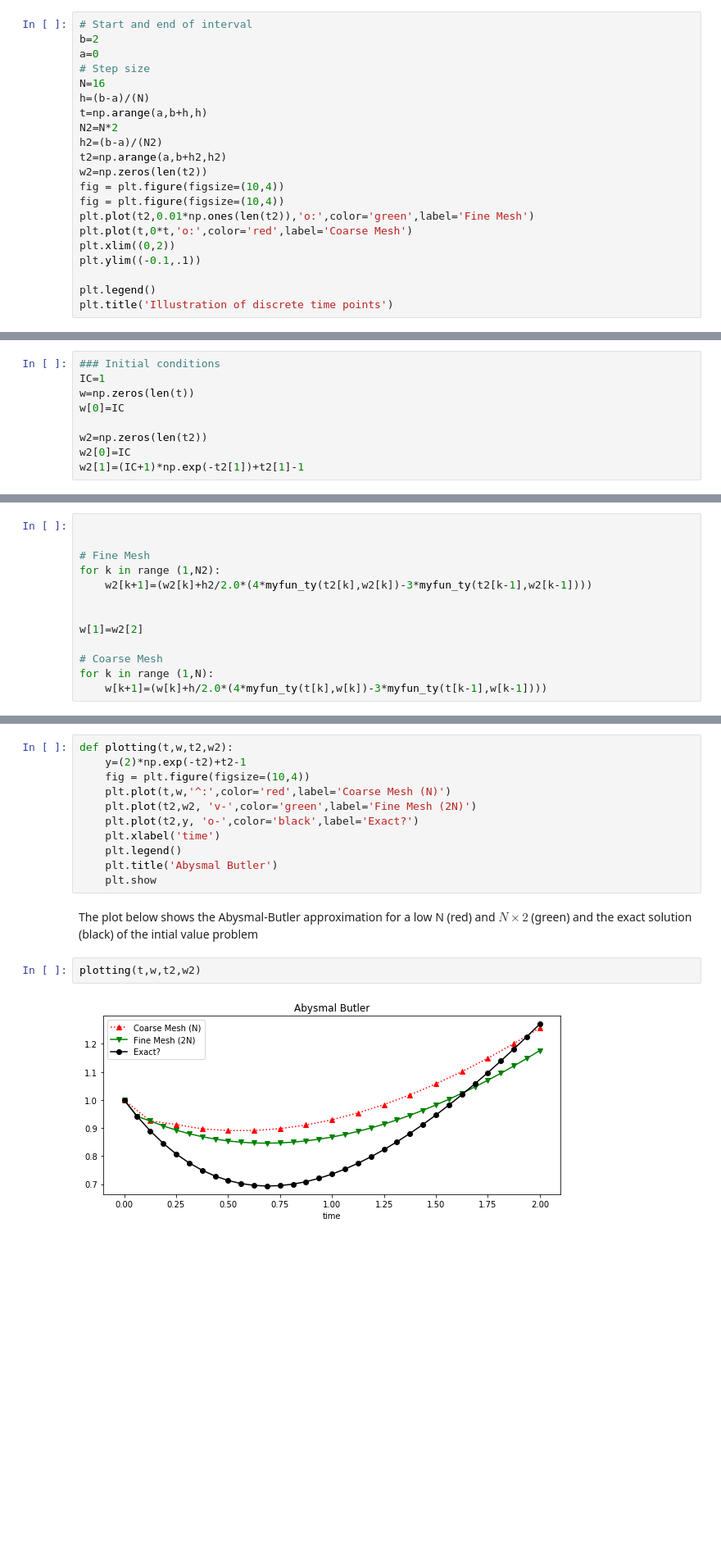
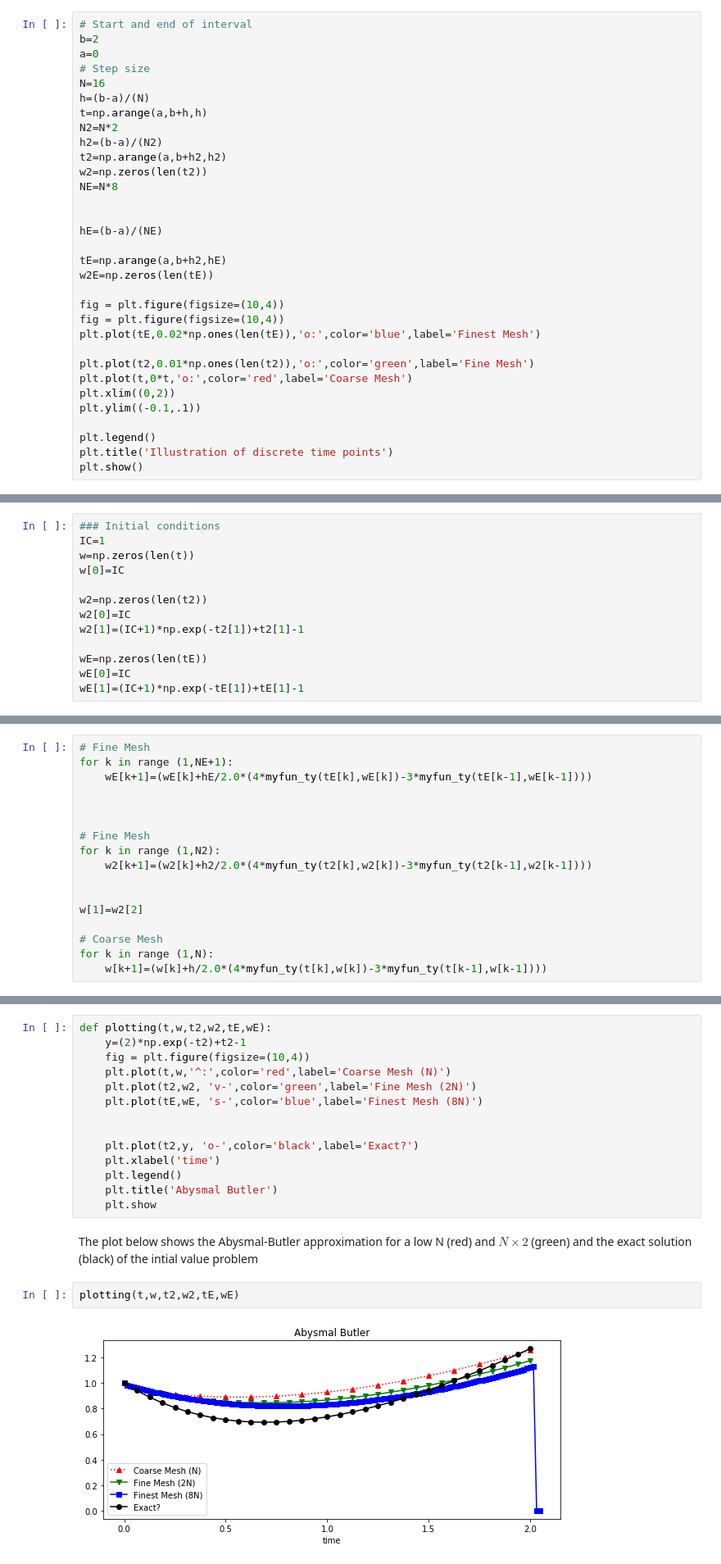
Before and after one commit to john-s-butler-dit/Numerical-Analysis-Python, a Jupyter notebook: Chapter 05 - IVP Consistent Convergence Stability/02_Convergent.ipynb, the cells around one changed output, grey strips where cells are left out. Shown: that part at 82% size. Cells and saved outputs as stored; diff of their text form; blank space fills up the shorter version.

```diff
--- a/Chapter 05 - IVP Consistent Convergence Stability/02_Convergent.ipynb
+++ b/Chapter 05 - IVP Consistent Convergence Stability/02_Convergent.ipynb
@@ -54,8 +62,18 @@ N2=N*2
 h2=(b-a)/(N2)
 t2=np.arange(a,b+h2,h2)
 w2=np.zeros(len(t2))
+NE=N*8
+
+
+hE=(b-a)/(NE)
+
+tE=np.arange(a,b+h2,hE)
+w2E=np.zeros(len(tE))
+
 fig = plt.figure(figsize=(10,4))
 fig = plt.figure(figsize=(10,4))
+plt.plot(tE,0.02*np.ones(len(tE)),'o:',color='blue',label='Finest Mesh')
+
 plt.plot(t2,0.01*np.ones(len(t2)),'o:',color='green',label='Fine Mesh')
 plt.plot(t,0*t,'o:',color='red',label='Coarse Mesh')
 plt.xlim((0,2))
@@ -63,4 +81,5 @@ plt.ylim((-0.1,.1))
 
 plt.legend()
 plt.title('Illustration of discrete time points')
+plt.show()
 # %% [output]
@@ -92,9 +110,17 @@ w[0]=IC
 w2=np.zeros(len(t2))
 w2[0]=IC
 w2[1]=(IC+1)*np.exp(-t2[1])+t2[1]-1
+
+wE=np.zeros(len(tE))
+wE[0]=IC
+wE[1]=(IC+1)*np.exp(-tE[1])+tE[1]-1
 # %% [markdown]
 ### Loop
 # %%
+# Fine Mesh
+for k in range (1,NE+1):
+    wE[k+1]=(wE[k]+hE/2.0*(4*myfun_ty(tE[k],wE[k])-3*myfun_ty(tE[k-1],wE[k-1])))
+
 
 
 # Fine Mesh
@@ -110,11 +136,14 @@ for k in range (1,N):
 # %% [markdown]
 ### Plotting solution
 # %%
-def plotting(t,w,t2,w2):
+def plotting(t,w,t2,w2,tE,wE):
     y=(2)*np.exp(-t2)+t2-1
     fig = plt.figure(figsize=(10,4))
     plt.plot(t,w,'^:',color='red',label='Coarse Mesh (N)')
     plt.plot(t2,w2, 'v-',color='green',label='Fine Mesh (2N)')
+    plt.plot(tE,wE, 's-',color='blue',label='Finest Mesh (8N)')
+
+
     plt.plot(t2,y, 'o-',color='black',label='Exact?')
     plt.xlabel('time')
     plt.legend()
@@ -123,9 +152,9 @@ def plotting(t,w,t2,w2):
 # %% [markdown]
 The plot below shows the Abysmal-Butler approximation for a low N (red) and $N\times2$ (green) and the exact solution (black) of the intial value problem
 # %%
-plotting(t,w,t2,w2)
+plotting(t,w,t2,w2,tE,wE)
 # %% [output]
-[figure, old version]
+[figure, new version]
 # %% [markdown]
 ## Convergent
 The Abysmal-Butler method does satisfy the Lipschitz condition:
```
Also changed, not shown: parts of 4 cells of this notebook, 6 other files.
